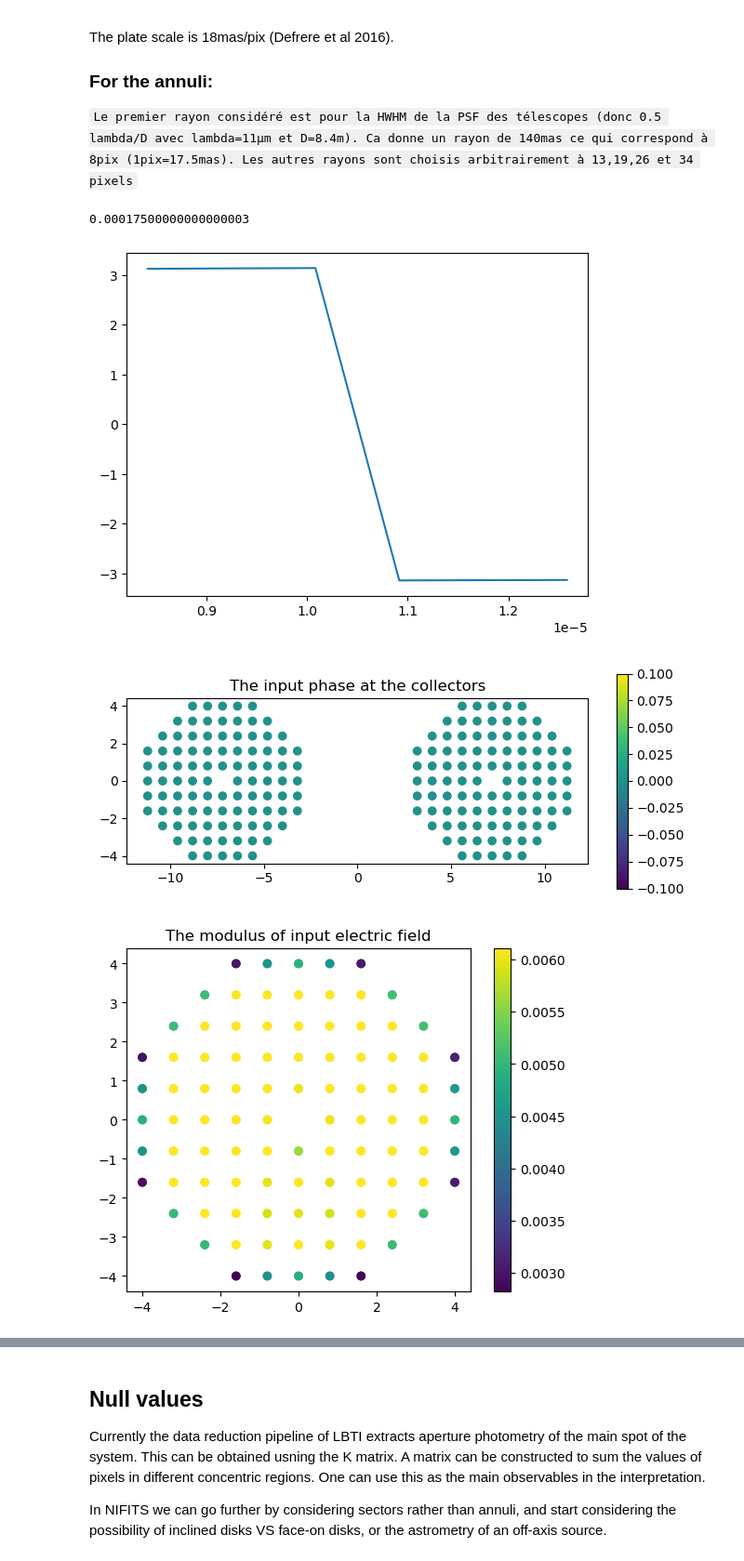
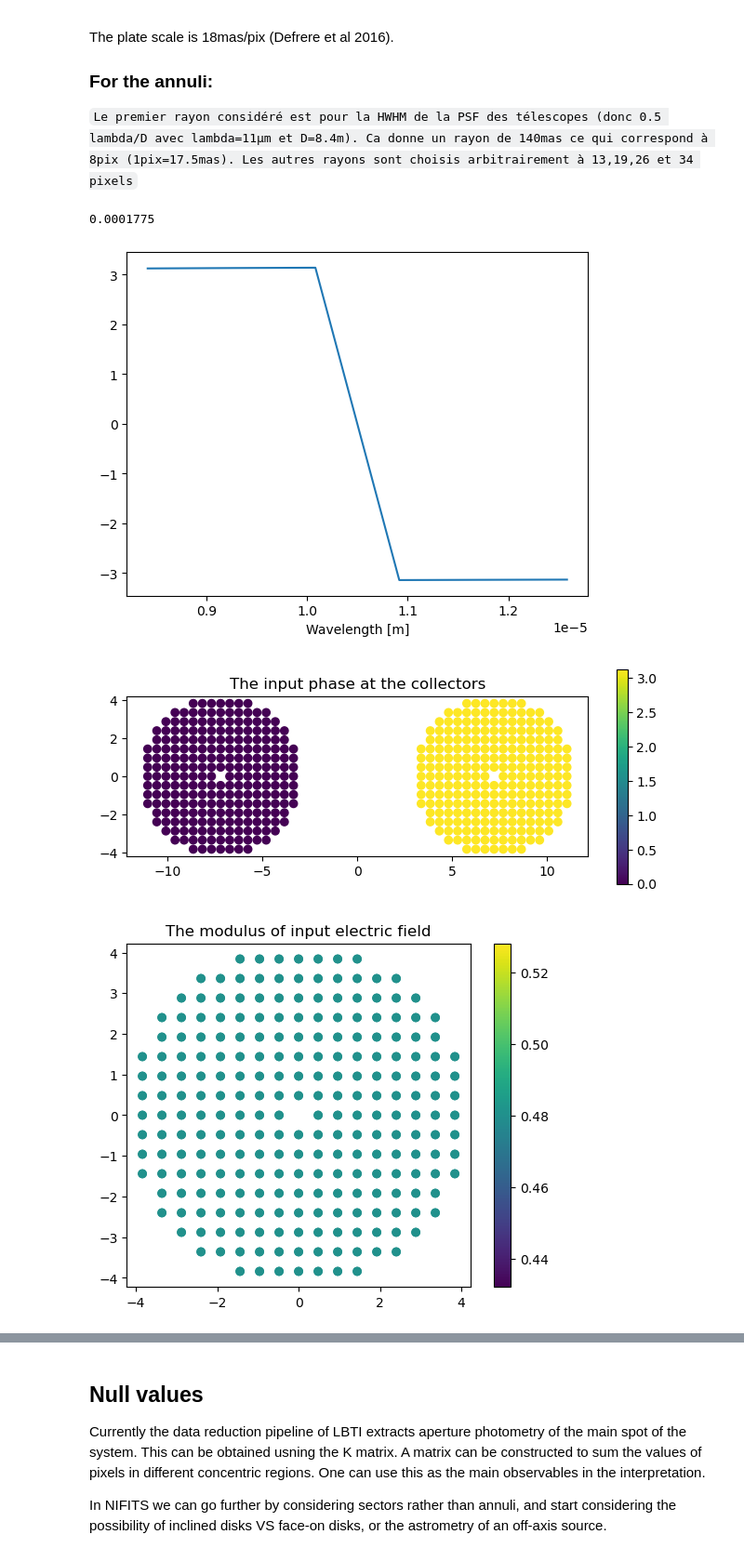
Before and after one commit to rlaugier/nifits, a Jupyter notebook: examples/lbti_test_3.ipynb, the cells around one changed output, grey strips where cells are left out. Shown at 93% size. Saved outputs shown, nothing was run; the diff lists cells and outputs as text; code cells hidden in the pictures.

````diff
--- a/examples/lbti_test_3.ipynb
+++ b/examples/lbti_test_3.ipynb
@@ -68,5 +69,5 @@ The created model is stored into a `kpo.kpi` object for pure convenience. `kpi`
 # %%
-subap_pitch = 0.8
+subap_pitch = 0.480112 # 0.72016
 model = xara.create_discrete_model(apert=cpup,step=subap_pitch, #0.30
                                 ppscale=ppscale, binary=False, tmin=0.2)
 # %%
@@ -219,8 +367,8 @@ The plate scale is 18mas/pix (Defrere et al 2016).
 
 ```Le premier rayon considéré est pour la HWHM de la PSF des télescopes (donc 0.5 lambda/D avec lambda=11µm et D=8.4m). Ca donne un rayon de 140mas ce qui correspond à 8pix (1pix=17.5mas). Les autres rayons sont choisis arbitrairement à 13,19,26 et 34 pixels```
 # %%
-
-res = 70
+##### fluxdens = 1.
+res = 71
 pixel_pitch = 5.0e-6 # [m]
 halfwidth = pixel_pitch*res/2
 pixel_angular_pitch = 17.5 # [mas] 18 mas /pix from Defrere 2016
@@ -228,45 +376,50 @@ f = pixel_pitch/(pixel_angular_pitch*units.mas.to(units.rad))
 det_extent = [-halfwidth, halfwidth, -halfwidth, halfwidth]
 print(halfwidth)
 xx, yy = np.meshgrid(np.linspace(-halfwidth, halfwidth, res), np.linspace(-halfwidth, halfwidth, res))
-X = 1/f * np.concatenate((xx.flatten()[:,None], yy.flatten()[:,None]), axis=1)
+X = np.concatenate((xx.flatten()[:,None], yy.flatten()[:,None]), axis=1)
 
+dS = subap_pitch**2 * mykpo.kpi.VAC[:,2] # Unknown to the user ()
 
-C = np.array([get_single_matrix_FT(U, X, lamb=alamb, sign=-1) for alamb in lambs])
+C = np.array([get_single_matrix_FT(U, X, lamb=alamb, f=f, sign=-1, dU=subap_pitch, dX=pixel_pitch, dSs=dS) for alamb in lambs])
 C = (C).astype(np.complex64)
-tot_amp = np.sum(collectors[:,2])
-x = np.sqrt(np.outer(np.ones_like(lambs).T,collectors[:,2])) / tot_amp
+# x = np.sqrt(np.outer(np.ones_like(lambs).T,collectors[:,2])) / tot_amp
+x = np.ones(collectors.shape[0]) * np.sqrt(np.outer(fluxdens * np.ones_like(lambs).T, subap_pitch**2))
 # g = C.dot(x)
 
 rhos = np.sqrt(xx**2+yy**2)
 # radii = 50e-6*np.arange(6)
-radii = pixel_pitch * 1/pixel_angular_pitch * np.array([0, 140, 13*pixel_angular_pitch, 19*pixel_angular_pitch, 26*pixel_angular_pitch, 34*pixel_angular_pitch])
+radii = pixel_pitch * 1/pixel_angular_pitch * np.array([-0.1, 140, 13*pixel_angular_pitch, 19*pixel_angular_pitch, 26*pixel_angular_pitch, 34*pixel_angular_pitch])
+radii = np.nan_to_num(radii)
 K = np.array([(rhos>radii[i])*(rhos<radii[i+1]) for i in range(len(radii)-1)]).astype(np.float32)
 Kflat = K.reshape(K.shape[0], -1)
 
 
 
 def dot_all_wl(C, x):
     return np.einsum("w o i , w i -> w o", C, x)
 
 
 phased_one = np.argwhere(pmask_right)[0,0]
+plt.figure()
 plt.plot(lambs, np.angle(cpx_mask[:,phased_one]))
+plt.xlabel("Wavelength [m]")
+plt.show()
 
 plt.figure(figsize=(8,3))
-plt.scatter(collectors[:,0], collectors[:,1], c=np.angle(x[0]))
+plt.scatter(collectors[:,0], collectors[:,1], c=np.angle(cpx_mask[0,:]))
 plt.colorbar()
 plt.gca().set_aspect("equal")
 plt.title("The input phase at the collectors")
 plt.show()
 
 plt.figure()
 plt.scatter(U[:,0], U[:,1], c=np.abs(x[0]))
 plt.colorbar()
 plt.gca().set_aspect("equal")
 plt.title("The modulus of input electric field")
 plt.show()
 # %% [output]
-0.00017500000000000003
+0.0001775
-[figure, old version]
+[figure, new version]
-[figure, old version]
+[figure, new version]
-[figure, old version]
+[figure, new version]
````
Also changed, not shown: parts of 30 cells of this notebook, 1 other file.
